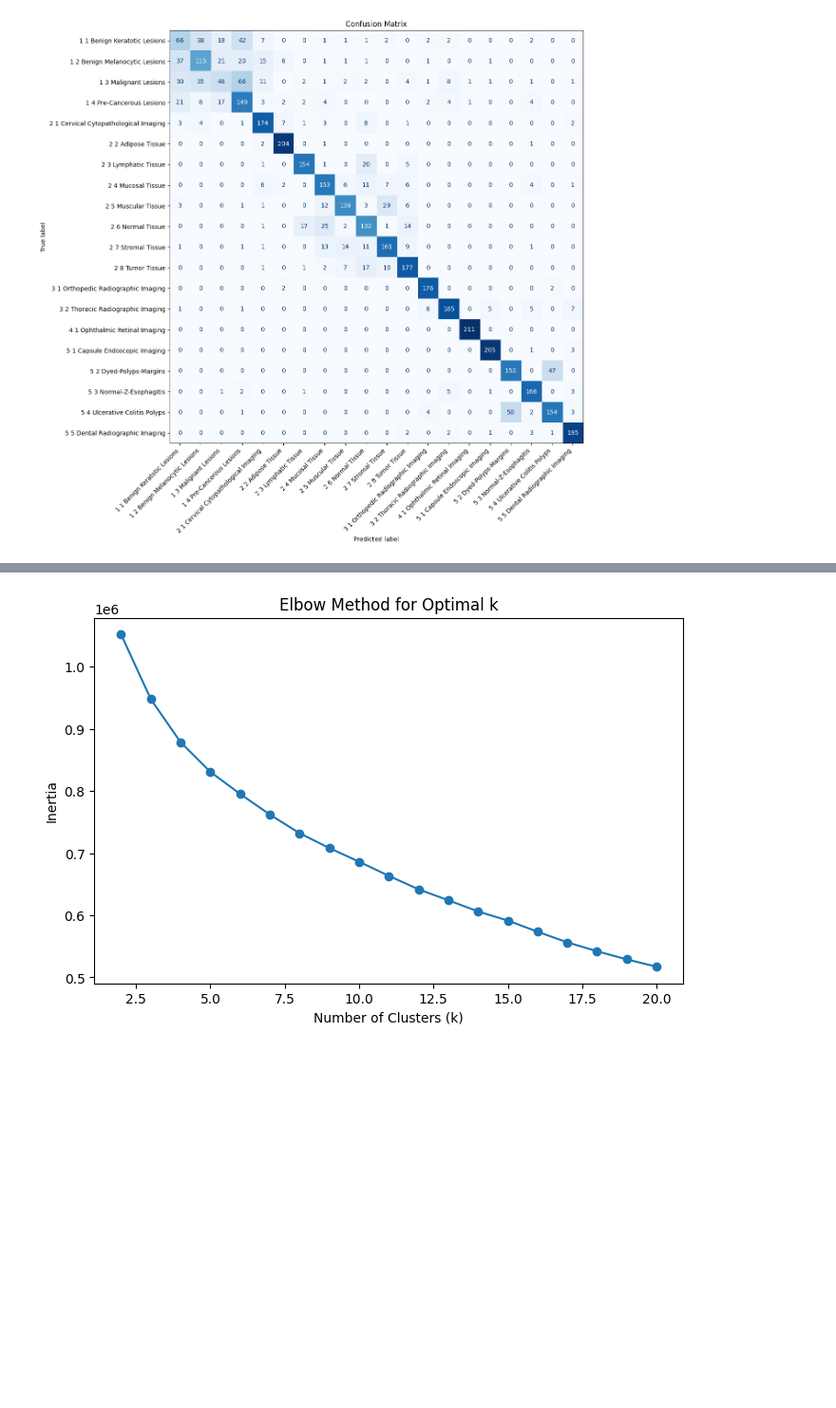
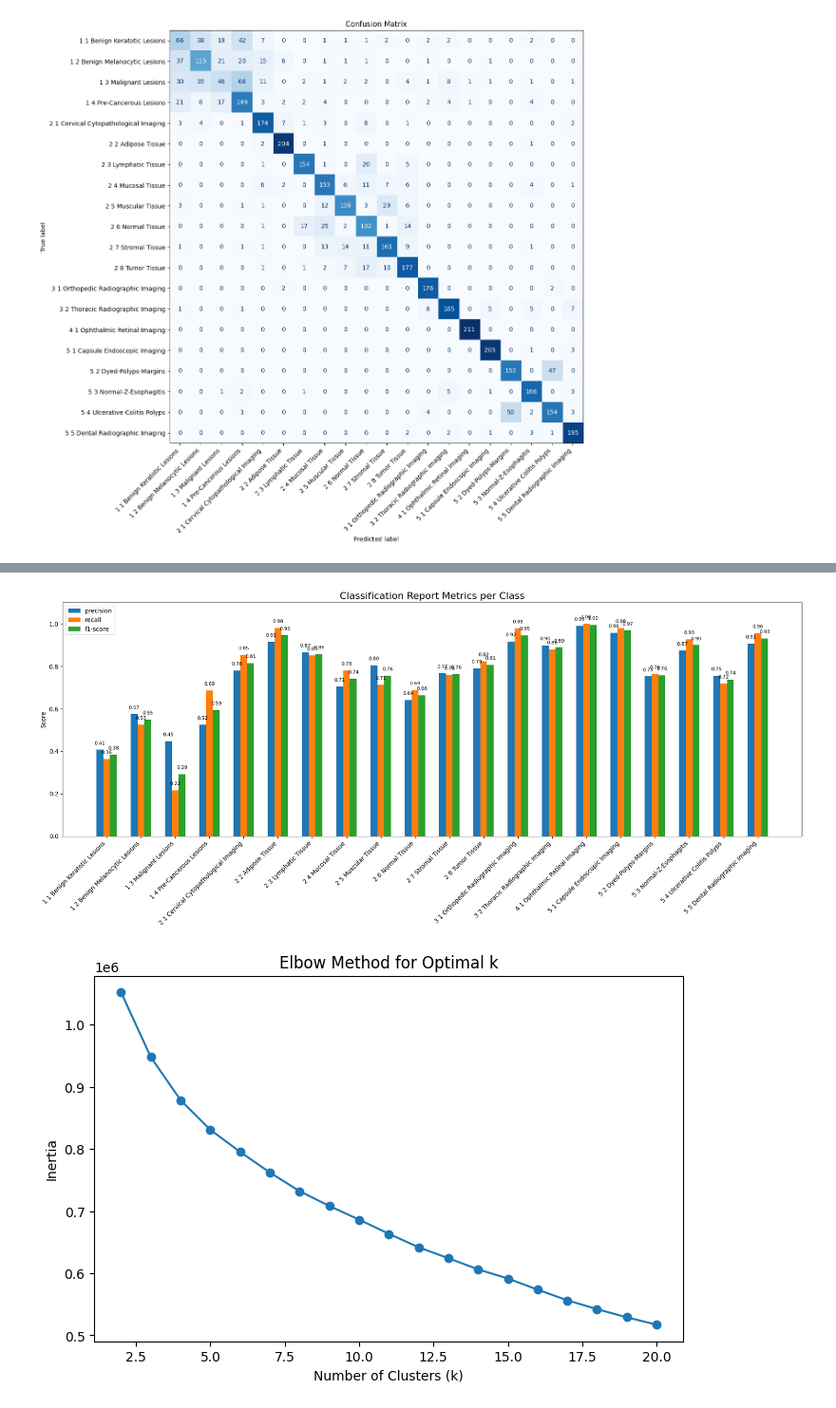
Before and after one commit to u17171301/MIT805-Part-A, a Jupyter notebook: notebook45fbed5746.ipynb, the cells around one changed output, grey strips where cells are left out. Shown at 95% size. Cells and saved outputs as stored; diff of their text form; code cells hidden in the pictures; blank space fills up the shorter version.

```diff
--- a/notebook45fbed5746.ipynb
+++ b/notebook45fbed5746.ipynb
@@ -192,3 +245,52 @@ Text(0.5, 1.0, 'Confusion Matrix')
+# %%
+import matplotlib.pyplot as plt
+import numpy as np
+import pandas as pd
+from sklearn.metrics import classification_report
+
+# Generate classification report as a dictionary
+report_dict = classification_report(y_test, y_pred, target_names=le.classes_, output_dict=True)
+report_df = pd.DataFrame(report_dict).transpose()
+metrics_df = report_df[['precision', 'recall', 'f1-score']].iloc[:-3]  # exclude 'accuracy', 'macro avg', 'weighted avg'
+
+# Setup bar positions
+classes = metrics_df.index
+n_classes = len(classes)
+metrics = ['precision', 'recall', 'f1-score']
+bar_width = 0.2
+x = np.arange(n_classes)  # positions for classes
+
+# Plot each metric with spacing
+fig, ax = plt.subplots(figsize=(18, 8))
+for i, metric in enumerate(metrics):
+    bars = ax.bar(x + i*bar_width, metrics_df[metric], width=bar_width, label=metric)
+
+    # Label each bar slightly above it
+    for bar in bars:
+        height = bar.get_height()
+        ax.text(
+            bar.get_x() + bar.get_width()/2,
+            height + 0.02,  # small vertical offset
+            f'{height:.2f}',
+            ha='center',
+            va='bottom',
+            fontsize=8
+        )
+
+# Customize plot
+ax.set_xticks(x + bar_width)  # center x-ticks under group
+ax.set_xticklabels(classes, rotation=45, ha='right')
+ax.set_ylim(0, 1.1)
+ax.set_ylabel("Score")
+ax.set_title("Classification Report Metrics per Class", fontsize=16)
+ax.legend()
+plt.tight_layout()
+
+# Save figure
+plt.savefig("/kaggle/working/classification_report_clean.png", dpi=300)
+plt.show()
+# %% [output]
+[figure, added]
 # %%
 from sklearn.preprocessing import StandardScaler
 
```
Also changed, not shown: parts of 4 cells of this notebook.
